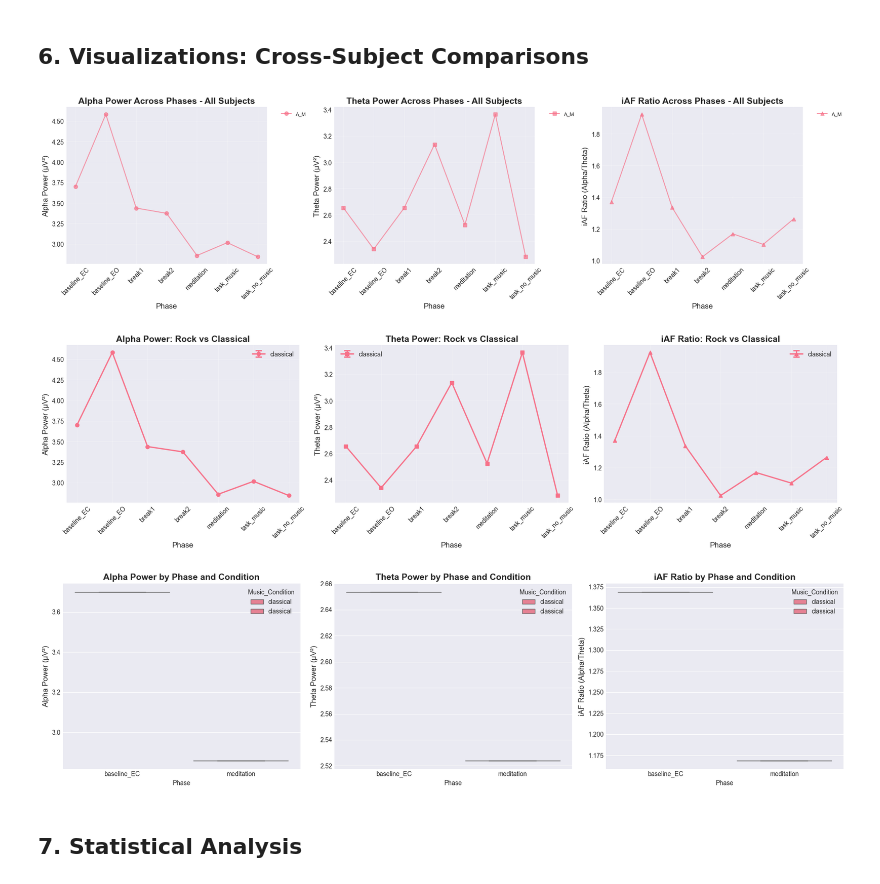
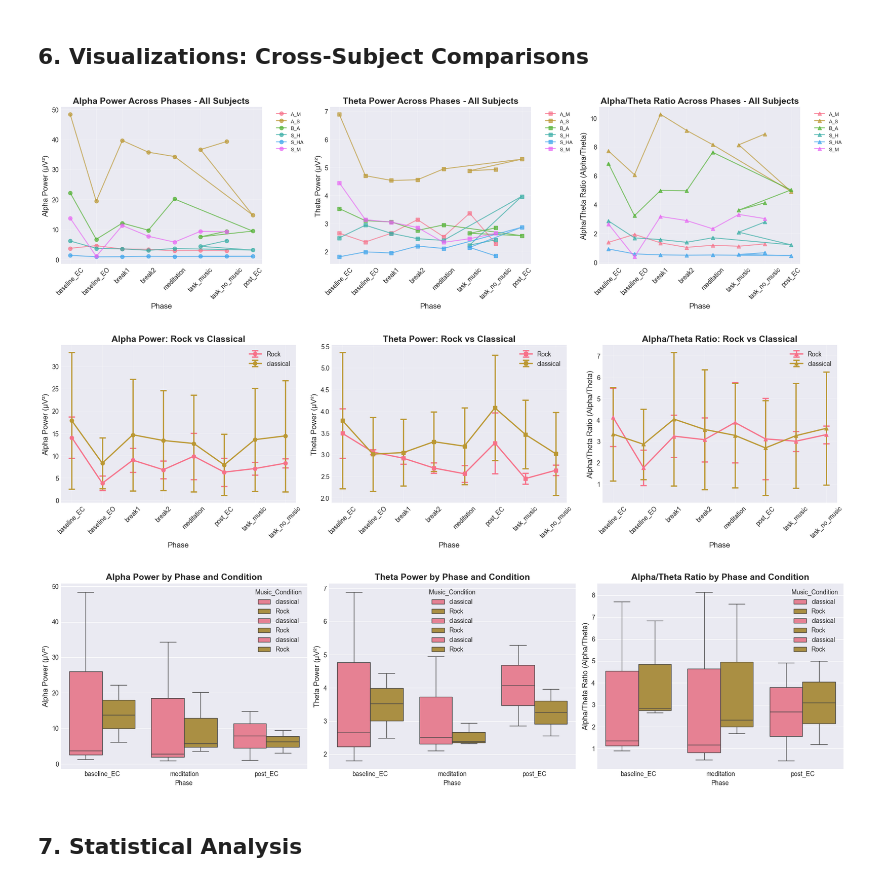
Before and after one commit to harveersingh12/EEG, a Jupyter notebook: eeg-project/comparison.ipynb, the cells around one changed output. Saved outputs shown, nothing was run; the diff lists cells and outputs as text; code cells hidden in the pictures.

Commit message:
missing variables added to eeg main notebook, comparison notebook updated with per subject and per group visuals and statistical tests, requirements updated

```diff
--- a/eeg-project/comparison.ipynb
+++ b/eeg-project/comparison.ipynb
@@ -380,7 +435,7 @@ We'll aggregate data by averaging across channels to get subject-level metrics f
 subject_phase_summary = combined_df.groupby(['Subject', 'Music_Condition', 'Phase']).agg({
     'Theta_Power_µV²': ['mean', 'std'],
     'Alpha_Power_µV²': ['mean', 'std'],
-    'iAF_Ratio': ['mean', 'std']
+    'Alpha_Theta_Ratio': ['mean', 'std']
 }).reset_index()
 
 # Flatten column names
@@ -388,7 +443,7 @@ subject_phase_summary.columns = [
     'Subject', 'Music_Condition', 'Phase',
     'Theta_Mean', 'Theta_Std',
     'Alpha_Mean', 'Alpha_Std',
-    'iAF_Mean', 'iAF_Std'
+    'Alpha_Theta_Mean', 'Alpha_Theta_Std'
 ]
 
 print("Subject-Phase Summary:")
@@ -440,15 +498,15 @@ ax.legend(bbox_to_anchor=(1.05, 1), loc='upper left', fontsize=8)
 ax.tick_params(axis='x', rotation=45)
 ax.grid(True, alpha=0.3)
 
-# iAF Ratio
+# Alpha/Theta Ratio
 ax = axes[2]
 for subject in subject_phase_summary['Subject'].unique():
     subj_data = subject_phase_summary[subject_phase_summary['Subject'] == subject]
-    ax.plot(subj_data['Phase'], subj_data['iAF_Mean'], marker='^', label=subject, alpha=0.7)
+    ax.plot(subj_data['Phase'], subj_data['Alpha_Theta_Mean'], marker='^', label=subject, alpha=0.7)
 
 ax.set_xlabel('Phase', fontsize=12)
-ax.set_ylabel('iAF Ratio (Alpha/Theta)', fontsize=12)
-ax.set_title('iAF Ratio Across Phases - All Subjects', fontsize=14, fontweight='bold')
+ax.set_ylabel('Alpha/Theta Ratio (Alpha/Theta)', fontsize=12)
+ax.set_title('Alpha/Theta Ratio Across Phases - All Subjects', fontsize=14, fontweight='bold')
 ax.legend(bbox_to_anchor=(1.05, 1), loc='upper left', fontsize=8)
 ax.tick_params(axis='x', rotation=45)
 ax.grid(True, alpha=0.3)
@@ -456,7 +514,7 @@ ax.grid(True, alpha=0.3)
 plt.tight_layout()
 plt.show()
 # %% [output]
-[figure, old version]
+[figure, new version]
 # %%
 # 6.2: Group Comparison - Rock vs Classical
 fig, axes = plt.subplots(1, 3, figsize=(18, 5))
@@ -465,11 +523,11 @@ fig, axes = plt.subplots(1, 3, figsize=(18, 5))
 grouped = subject_phase_summary.groupby(['Music_Condition', 'Phase']).agg({
     'Alpha_Mean': ['mean', 'sem'],
     'Theta_Mean': ['mean', 'sem'],
-    'iAF_Mean': ['mean', 'sem']
+    'Alpha_Theta_Mean': ['mean', 'sem']
 }).reset_index()
 
 grouped.columns = ['Music_Condition', 'Phase', 'Alpha_Mean', 'Alpha_SEM',
-                   'Theta_Mean', 'Theta_SEM', 'iAF_Mean', 'iAF_SEM']
+                   'Theta_Mean', 'Theta_SEM', 'Alpha_Theta_Mean', 'Alpha_Theta_SEM']
 
 # Alpha Power
 ax = axes[0]
@@ -503,18 +561,18 @@ ax.legend()
 ax.tick_params(axis='x', rotation=45)
 ax.grid(True, alpha=0.3)
 
-# iAF Ratio
+# Alpha/Theta Ratio
 ax = axes[2]
 for condition in ['Rock', 'classical']:
     cond_data = grouped[grouped['Music_Condition'] == condition]
     if len(cond_data) > 0:
-        ax.errorbar(cond_data['Phase'], cond_data['iAF_Mean'],
-                   yerr=cond_data['iAF_SEM'], marker='^', label=condition,
+        ax.errorbar(cond_data['Phase'], cond_data['Alpha_Theta_Mean'],
+                   yerr=cond_data['Alpha_Theta_SEM'], marker='^', label=condition,
                    capsize=5, capthick=2, linewidth=2)
 
 ax.set_xlabel('Phase', fontsize=12)
-ax.set_ylabel('iAF Ratio (Alpha/Theta)', fontsize=12)
-ax.set_title('iAF Ratio: Rock vs Classical', fontsize=14, fontweight='bold')
+ax.set_ylabel('Alpha/Theta Ratio (Alpha/Theta)', fontsize=12)
+ax.set_title('Alpha/Theta Ratio: Rock vs Classical', fontsize=14, fontweight='bold')
 ax.legend()
 ax.tick_params(axis='x', rotation=45)
 ax.grid(True, alpha=0.3)
@@ -522,39 +580,39 @@ ax.grid(True, alpha=0.3)
 plt.tight_layout()
 plt.show()
 # %% [output]
-[figure, old version]
+[figure, new version]
 # %%
 # 6.3: Box plots comparing key phases
 key_phases = ['baseline_EC', 'meditation', 'post_EC']
 
 fig, axes = plt.subplots(1, 3, figsize=(18, 5))
 
 for idx, phase in enumerate(key_phases):
     phase_data = subject_phase_summary[subject_phase_summary['Phase'] == phase]
 
     if len(phase_data) > 0:
         # Alpha Power
         ax = axes[0]
         sns.boxplot(data=phase_data, x='Phase', y='Alpha_Mean', hue='Music_Condition', ax=ax)
         ax.set_title('Alpha Power by Phase and Condition', fontsize=14, fontweight='bold')
         ax.set_ylabel('Alpha Power (µV²)', fontsize=12)
 
         # Theta Power
         ax = axes[1]
         sns.boxplot(data=phase_data, x='Phase', y='Theta_Mean', hue='Music_Condition', ax=ax)
         ax.set_title('Theta Power by Phase and Condition', fontsize=14, fontweight='bold')
         ax.set_ylabel('Theta Power (µV²)', fontsize=12)
 
-        # iAF Ratio
+        # Alpha/Theta Ratio
         ax = axes[2]
-        sns.boxplot(data=phase_data, x='Phase', y='iAF_Mean', hue='Music_Condition', ax=ax)
-        ax.set_title('iAF Ratio by Phase and Condition', fontsize=14, fontweight='bold')
-        ax.set_ylabel('iAF Ratio (Alpha/Theta)', fontsize=12)
+        sns.boxplot(data=phase_data, x='Phase', y='Alpha_Theta_Mean', hue='Music_Condition', ax=ax)
+        ax.set_title('Alpha/Theta Ratio by Phase and Condition', fontsize=14, fontweight='bold')
+        ax.set_ylabel('Alpha/Theta Ratio (Alpha/Theta)', fontsize=12)
 
 plt.tight_layout()
 plt.show()
 # %% [output]
-[figure, old version]
+[figure, new version]
 # %% [markdown]
 ## 7. Statistical Analysis
 # %%
```
Also changed, not shown: parts of 8 cells of this notebook, 4 other files.
